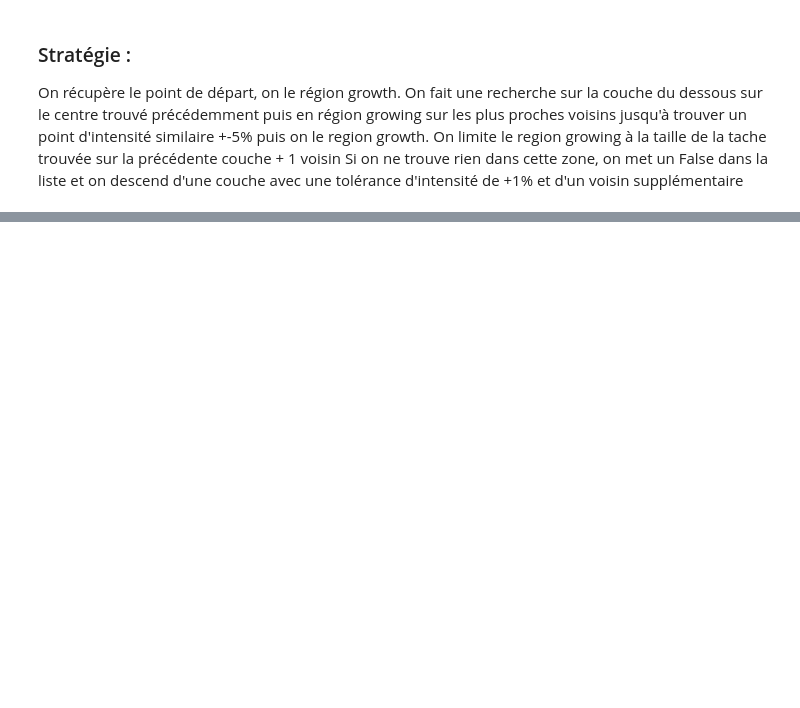
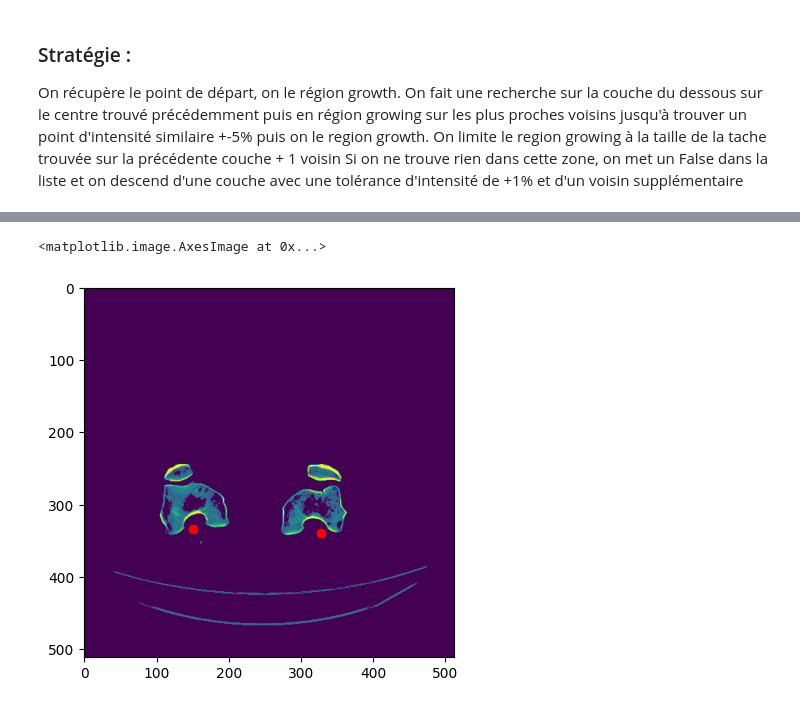
Before and after one commit to DangerousWizardry/angioscans-vascular-3d-reconstruction, a Jupyter notebook: network_construction.ipynb, the cells around one changed output, grey strips where cells are left out. Drawn from its saved outputs; the diff is of its cells as text; code cells hidden in the pictures; blank space fills up the shorter version.

```diff
--- a/network_construction.ipynb
+++ b/network_construction.ipynb
@@ -410,11 +441,10 @@ class NetworkManagerArea:
     def __str__(self) -> str:
         return "(branch_id : "+str(self.branch_id)+", contour : "+str(self.contour)+", predicted : "+str(self.predicted)+")"
 # %%
-#TODO if validated split, region 1 can't hover region2 during the next 20 images
 image_array = np.load(Path("temp/preprocessed_image.npy"))
-network_engine = NetworkEngine(image_array,1532)
-network_engine.network_manager.set_branch_target(0,(255,284))
-network_engine.network_manager.get_nested_intensity(0).add_number(image_array[1531,284,255])
+network_engine = NetworkEngine(image_array,1530)
+network_engine.network_manager.set_branch_target(0,(300,300))#img1 (255,284) img2 (300,300)
+network_engine.network_manager.get_nested_intensity(0).add_number(image_array[1529,300,300])
 network_engine.network_manager.get_mean_radius(0).add_number(10)
 network_engine.run()
 # networkManager = treeLookup(image_array,(255,284),1531,300)
@@ -476,0 +507,6 @@ napari.run()
+# %%
+branch_5,offset = network_engine.network_manager.get_branch(26)
+print(offset)
+print(len(branch_5))
+for i in branch_5:
+    print(str(i))
@@ -476,0 +531,44 @@ napari.run()
+# %%
+def find_knee(image,bone_low_range=70,bone_high_range=255):
+    depth = len(image)
+    knee_low_index = int(depth/6)
+    knee_high_index = int(depth/6 * 3)
+    image[image>bone_high_range] = 0
+    image[image<bone_low_range] = 0
+
+    object_areas = list()
+    for i in range(knee_low_index,knee_high_index):
+        contours, _ = cv2.findContours(image[i], cv2.RETR_EXTERNAL, cv2.CHAIN_APPROX_NONE)
+        object_areas.append(max([cv2.contourArea(cnt) for cnt in contours]))
+    return knee_low_index + object_areas.index(max(object_areas))
+image_array = image_array.astype(np.uint8)
+index = find_knee(image_array)
+template = np.zeros_like(image_array[0], dtype=np.uint8)
+contours, _ = cv2.findContours(image_array[index], cv2.RETR_EXTERNAL, cv2.CHAIN_APPROX_NONE)
+candidate = list()
+positions = list()
+i=0
+for cnt in contours:
+    rect = cv2.minAreaRect(cnt)
+    rect_points = cv2.boxPoints(rect).astype(int)
+    if 10<np.prod(rect[1])<100:
+        candidate.append(cnt)
+        positions.append([rect[0],i])
+        i+=1
+
+positions.sort(key=lambda p: p[0][0])
+positions = positions[1:]
+vessel1_contour = candidate[int(positions[0][1])]
+vessel2_contour = candidate[int(positions[1][1])]
+M = cv2.moments(vessel1_contour)
+cX = int(M["m10"] / M["m00"])
+cY = int(M["m01"] / M["m00"])
+plt.plot([cX],[cY],marker='o', color='r')
+M = cv2.moments(vessel2_contour)
+cX = int(M["m10"] / M["m00"])
+cY = int(M["m01"] / M["m00"])
+plt.plot([cX],[cY],marker='o', color='r')
+plt.imshow(image_array[index])
+# %% [output]
+<matplotlib.image.AxesImage at 0x...>
+[figure, added]
```
Also changed, not shown: parts of 5 cells of this notebook, 1 other file.
